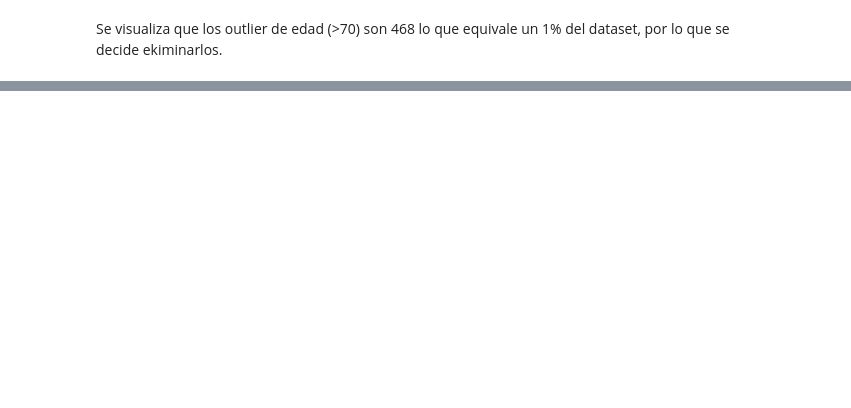
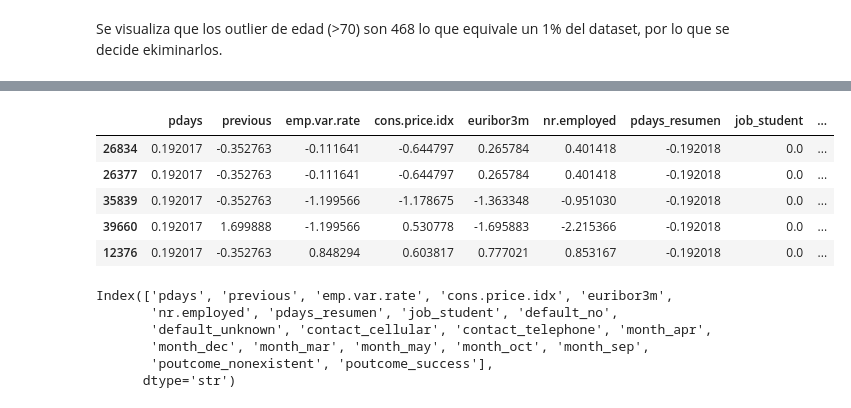
Before and after one commit to 4GeeksAcademy/machine-learning-python-template_regresion_logistica_melissahm, a Jupyter notebook: src/explore.ipynb, the cells around one changed output, grey strips where cells are left out. Saved outputs shown, nothing was run; the diff lists cells and outputs as text; code cells hidden in the pictures; blank space fills up the shorter version.

```diff
--- a/src/explore.ipynb
+++ b/src/explore.ipynb
@@ -725,0 +995,37 @@ df = df[df["age"] < 70]
+# %%
+
+# Seleccionar las 20 variables más importantes
+selection_model = SelectKBest(score_func = f_classif, k = 20)
+
+# Entrenar el selector
+selection_model.fit(X_train_final, y_train)
+
+# Obtener columnas seleccionadas
+ix = selection_model.get_support()
+
+# Transformar datasets
+X_train_sel = pd.DataFrame(selection_model.transform(X_train_final),columns = X_train_final.columns.values[ix],index = X_train_final.index)
+
+X_test_sel = pd.DataFrame(selection_model.transform(X_test_final),columns = X_test_final.columns.values[ix],
+    index = X_test_final.index)
+
+X_train_sel.head()
+# %% [output]
+|  | pdays | previous | emp.var.rate | cons.price.idx | euribor3m | nr.employed | pdays_resumen | job_student | ... |
+| 26834 | 0.192017 | -0.352763 | -0.111641 | -0.644797 | 0.265784 | 0.401418 | -0.192018 | 0.0 | ... |
+| 26377 | 0.192017 | -0.352763 | -0.111641 | -0.644797 | 0.265784 | 0.401418 | -0.192018 | 0.0 | ... |
+| 35839 | 0.192017 | -0.352763 | -1.199566 | -1.178675 | -1.363348 | -0.951030 | -0.192018 | 0.0 | ... |
+| 39660 | 0.192017 | 1.699888 | -1.199566 | 0.530778 | -1.695883 | -2.215366 | -0.192018 | 0.0 | ... |
+| 12376 | 0.192017 | -0.352763 | 0.848294 | 0.603817 | 0.777021 | 0.853167 | -0.192018 | 0.0 | ... |
+# %%
+# Obtener las características seleccionadas
+selected_features = X_train_final.columns[selection_model.get_support()]
+
+selected_features
+# %% [output]
+Index(['pdays', 'previous', 'emp.var.rate', 'cons.price.idx', 'euribor3m',
+       'nr.employed', 'pdays_resumen', 'job_student', 'default_no',
+       'default_unknown', 'contact_cellular', 'contact_telephone', 'month_apr',
+       'month_dec', 'month_mar', 'month_may', 'month_oct', 'month_sep',
+       'poutcome_nonexistent', 'poutcome_success'],
+      dtype='str')
```
Also changed, not shown: parts of 36 cells of this notebook.
